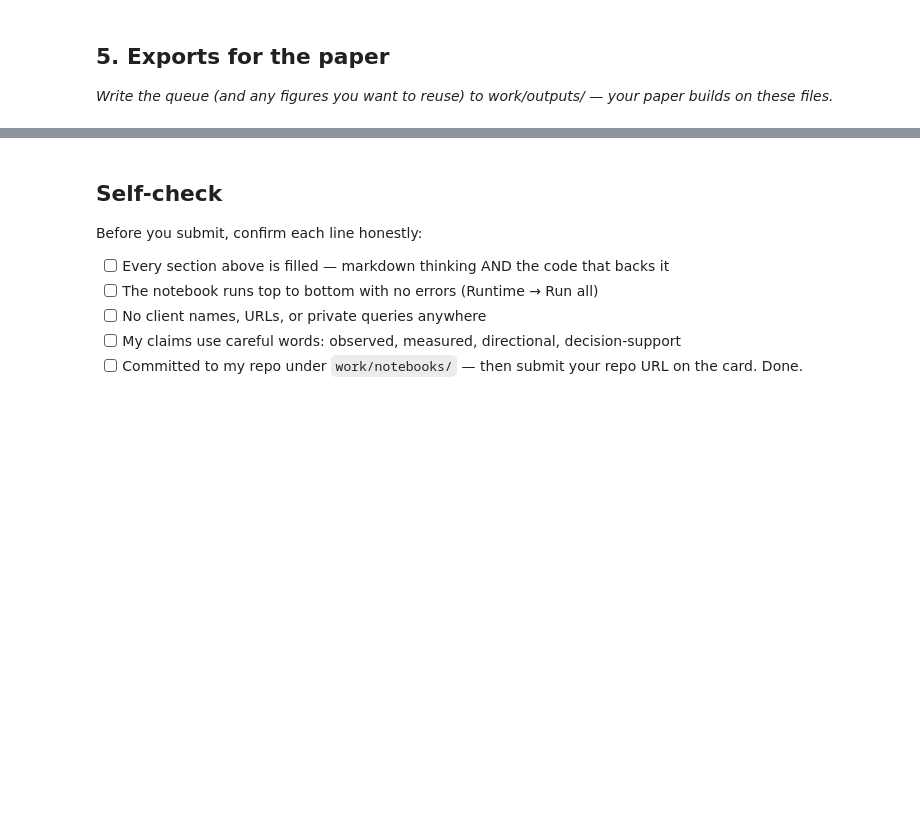
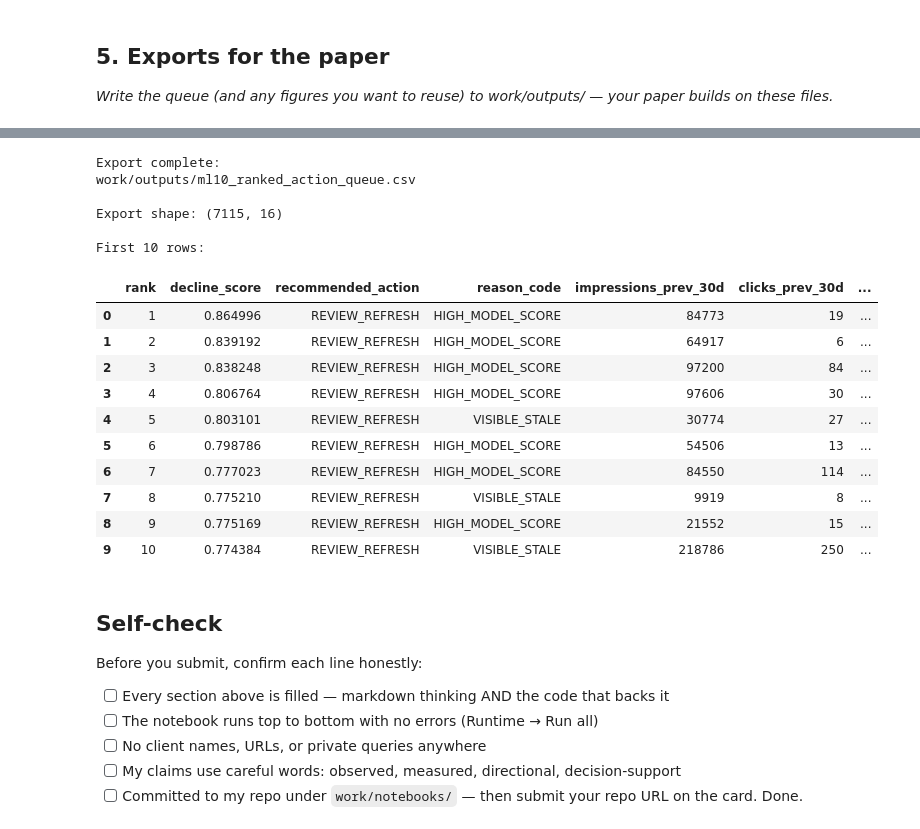
Before and after one commit to ma5029blp-wq/ML-flyrank-internship, a Jupyter notebook: work/notebooks/w07_action_playbook.ipynb, the cells around one changed output, grey strips where cells are left out. Drawn from its saved outputs; the diff is of its cells as text; code cells hidden in the pictures; blank space fills up the shorter version.

```diff
--- a/work/notebooks/w07_action_playbook.ipynb
+++ b/work/notebooks/w07_action_playbook.ipynb
@@ -44,3 +358,66 @@ This skeleton is yours to fill. Work the sections **in order** — each one has
+# %%
+# This cell is for CODE (numbers, a query, a check).
+# Write your text answer in the cell ABOVE this one — typing sentences here breaks Run All.
+import os
+
+# Make sure the output directory exists
+os.makedirs("work/outputs", exist_ok=True)
+
+# Columns to export
+export_columns = [
+    "rank",
+    "decline_score",
+    "recommended_action",
+    "reason_code",
+    "impressions_prev_30d",
+    "clicks_prev_30d",
+    "sessions_prev_30d",
+    "days_since_last_update",
+    "content_age_days",
+    "avg_position",
+    "search_volume",
+    "competition",
+    "word_count",
+    "char_count",
+    "content_type",
+    "main_intent"
+]
+
+# Export ranked queue
+queue_export = queue[export_columns].copy()
+
+output_path = "work/outputs/ml10_ranked_action_queue.csv"
+
+queue_export.to_csv(
+    output_path,
+    index=False
+)
+
+print("Export complete:")
+print(output_path)
+
+print("\nExport shape:", queue_export.shape)
+
+print("\nFirst 10 rows:")
+display(queue_export.head(10))
+# %% [output]
+Export complete:
+work/outputs/ml10_ranked_action_queue.csv
+
+Export shape: (7115, 16)
+
+First 10 rows:
+|  | rank | decline_score | recommended_action | reason_code | impressions_prev_30d | clicks_prev_30d | ... |
+| 0 | 1 | 0.864996 | REVIEW_REFRESH | HIGH_MODEL_SCORE | 84773 | 19 | ... |
+| 1 | 2 | 0.839192 | REVIEW_REFRESH | HIGH_MODEL_SCORE | 64917 | 6 | ... |
+| 2 | 3 | 0.838248 | REVIEW_REFRESH | HIGH_MODEL_SCORE | 97200 | 84 | ... |
+| 3 | 4 | 0.806764 | REVIEW_REFRESH | HIGH_MODEL_SCORE | 97606 | 30 | ... |
+| 4 | 5 | 0.803101 | REVIEW_REFRESH | VISIBLE_STALE | 30774 | 27 | ... |
+| 5 | 6 | 0.798786 | REVIEW_REFRESH | HIGH_MODEL_SCORE | 54506 | 13 | ... |
+| 6 | 7 | 0.777023 | REVIEW_REFRESH | HIGH_MODEL_SCORE | 84550 | 114 | ... |
+| 7 | 8 | 0.775210 | REVIEW_REFRESH | VISIBLE_STALE | 9919 | 8 | ... |
+| 8 | 9 | 0.775169 | REVIEW_REFRESH | HIGH_MODEL_SCORE | 21552 | 15 | ... |
+| 9 | 10 | 0.774384 | REVIEW_REFRESH | VISIBLE_STALE | 218786 | 250 | ... |
 # %% [markdown]
 ## Self-check
 
```
Also changed, not shown: parts of 11 cells of this notebook.
